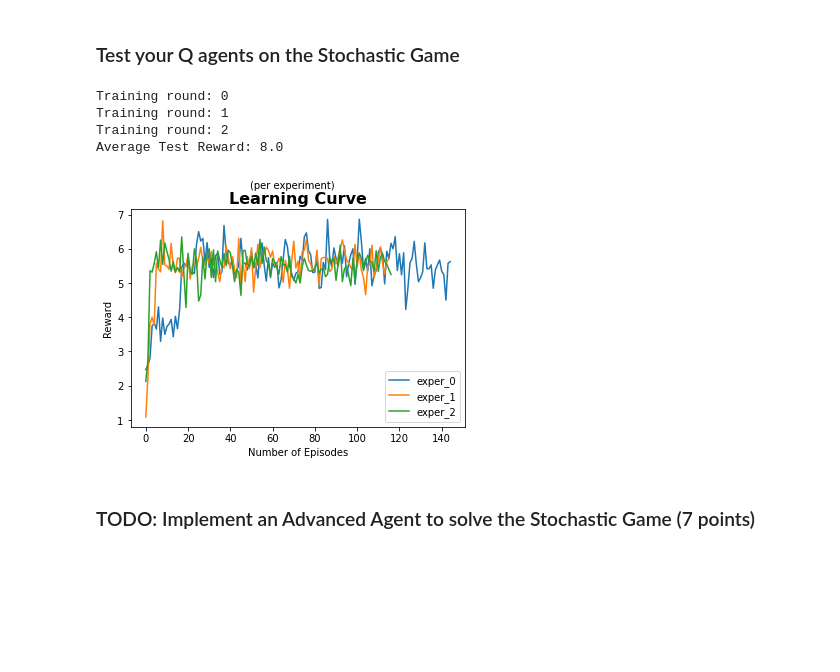
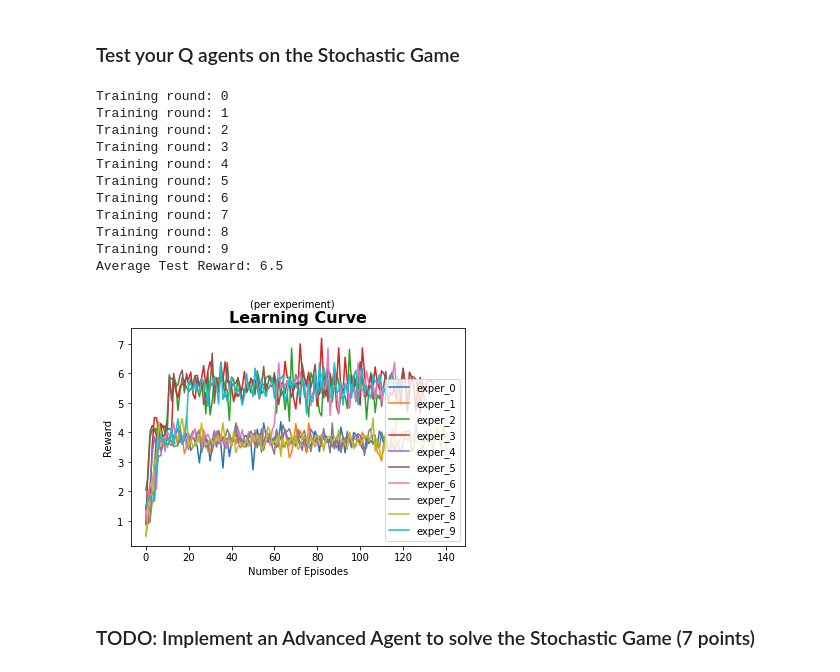
Before and after one commit to apof/Multi-Agent-RL, a Jupyter notebook: COMP0124_MAAI_2021_Individual_CW_Public.ipynb, the cells around one changed output. Drawn from its saved outputs; the diff is of its cells as text; code cells hidden in the pictures; blank space fills up the shorter version.

```diff
--- a/COMP0124_MAAI_2021_Individual_CW_Public.ipynb
+++ b/COMP0124_MAAI_2021_Individual_CW_Public.ipynb
@@ -627,7 +627,7 @@ def rollout(env, agents, exploration=True, max_iter=5000, log_episode_interval=1
 
 
 
-TRAINING_ROUNDS = 3
+TRAINING_ROUNDS = 10
 rewards_per_round = []
 labels = []
 
@@ -653,35 +653,42 @@ for i in range(TRAINING_ROUNDS):
     rewards_per_round.append(train_recorded_episode_reward)
     labels.append("exper_" + str(i))
 
     env.reset()
     # Testing
     test_recorded_episodes, test_recorded_episode_reward = rollout(env=env,
                                                                agents=agents,
                                                                exploration=False,
                                                                max_iter=10,
                                                                log_episode_interval=1)
     #print('Test reward is:', np.mean(test_recorded_episode_reward))
     average_test_reward += np.mean(test_recorded_episode_reward)
 
 print("Average Test Reward: " + str(average_test_reward/TRAINING_ROUNDS))
 
 for i in range(TRAINING_ROUNDS):
   plt.plot(rewards_per_round[i], label=labels[i])
 
 # Add legend
 plt.legend(loc='lower right')
 # Add title and x, y labels
 plt.title("Learning Curve", fontsize=16, fontweight='bold')
 plt.suptitle("(per experiment)", fontsize=10)
 plt.xlabel("Number of Episodes")
 plt.ylabel("Reward")
 plt.show()
 # %% [output]
 Training round: 0
 Training round: 1
 Training round: 2
-Average Test Reward: 8.0
+Training round: 3
+Training round: 4
+Training round: 5
+Training round: 6
+Training round: 7
+Training round: 8
+Training round: 9
+Average Test Reward: 6.5
-[figure, old version]
+[figure, new version]
 # %% [markdown]
 ### TODO: Implement an Advanced Agent to solve the Stochastic Game (7 points)
 # %% [markdown]
```
Also changed, not shown: parts of 10 cells of this notebook.
